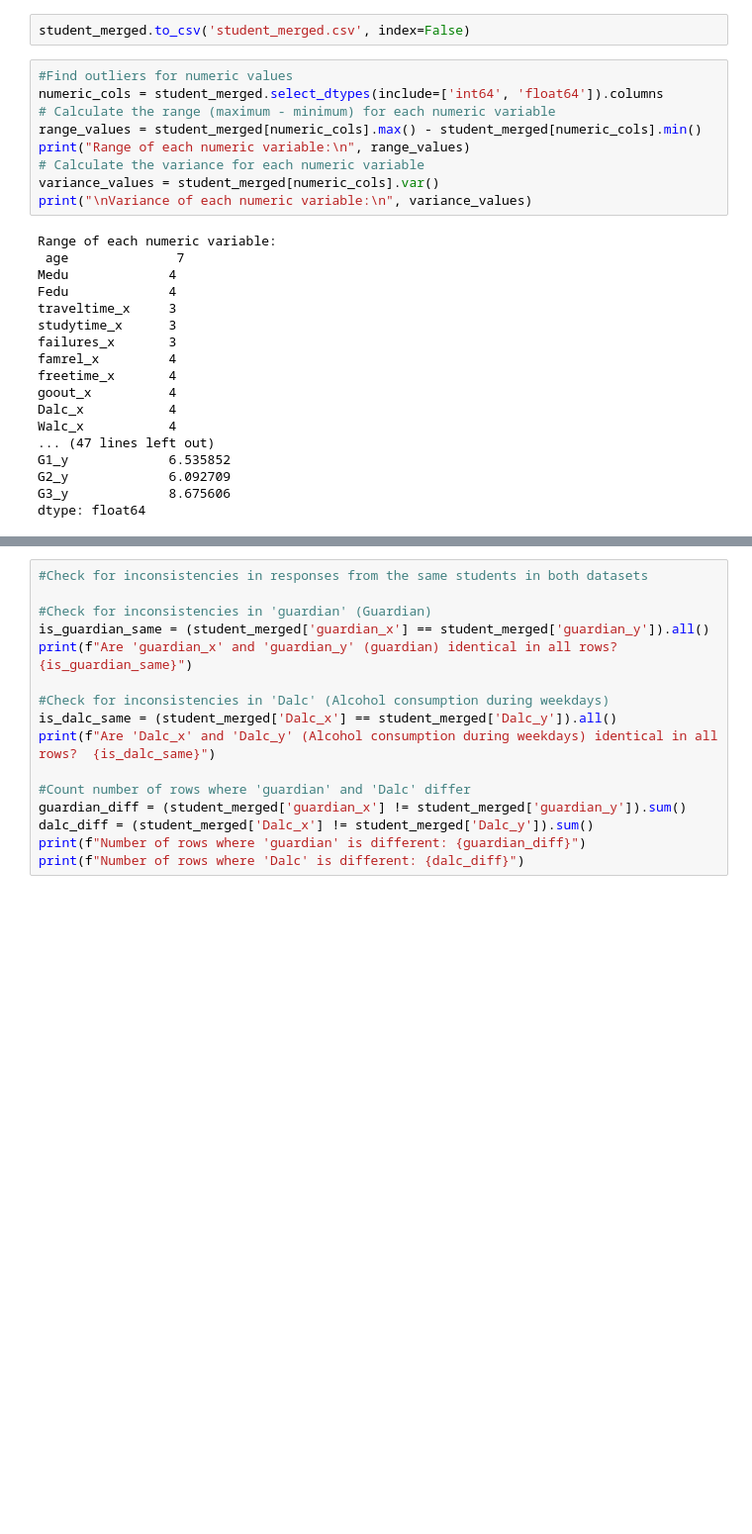
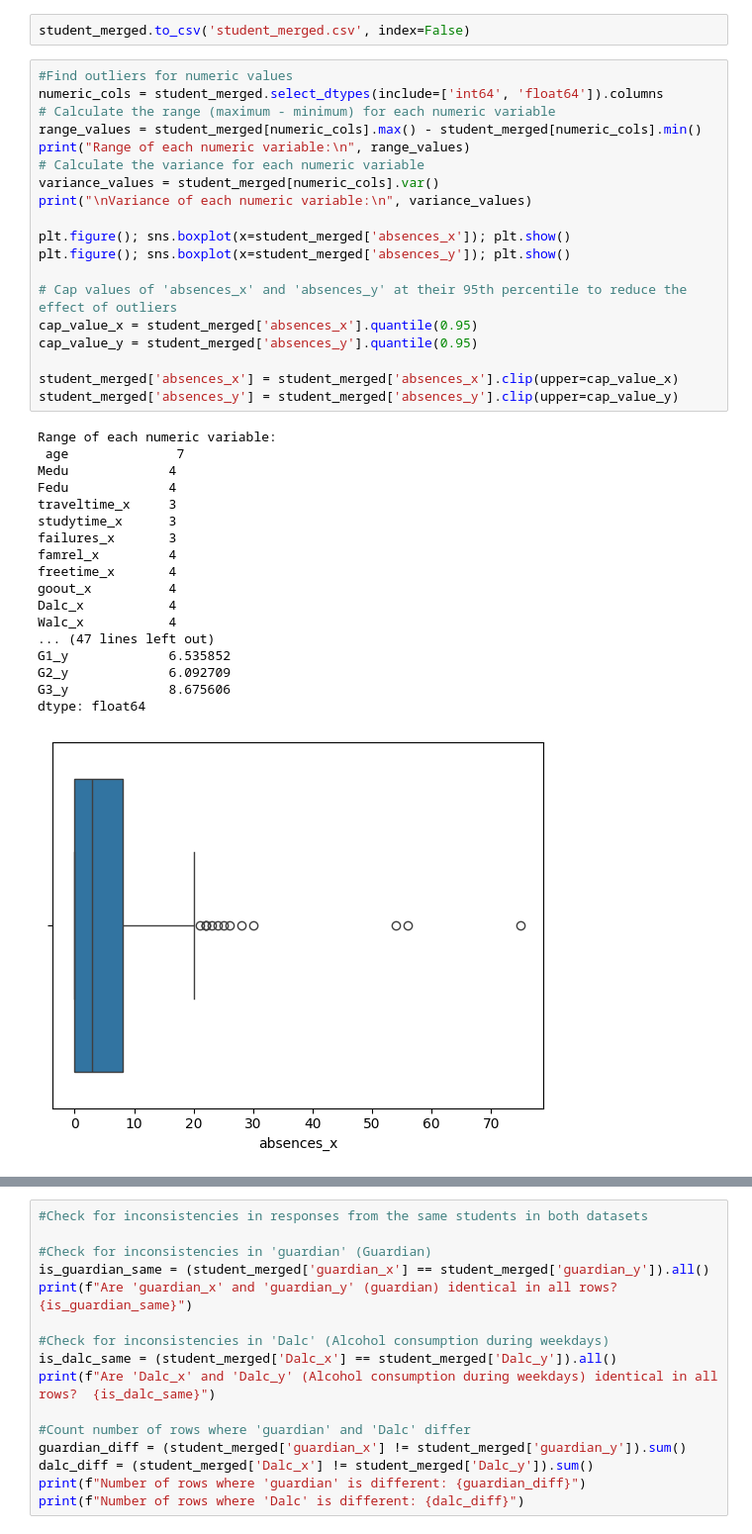
Before and after one commit to marias-25/Project, a Jupyter notebook: Data/EDA.ipynb, the cells around one changed output, grey strips where cells are left out. Shown at 99% size. Cells and saved outputs as stored; diff of their text form; blank space fills up the shorter version.

```diff
--- a/Data/EDA.ipynb
+++ b/Data/EDA.ipynb
@@ -94,27 +94,38 @@ student_merged.to_csv('student_merged.csv', index=False)
 # %%
 #Find outliers for numeric values
 numeric_cols = student_merged.select_dtypes(include=['int64', 'float64']).columns
 # Calculate the range (maximum - minimum) for each numeric variable
 range_values = student_merged[numeric_cols].max() - student_merged[numeric_cols].min()
 print("Range of each numeric variable:\n", range_values)
 # Calculate the variance for each numeric variable
 variance_values = student_merged[numeric_cols].var()
 print("\nVariance of each numeric variable:\n", variance_values)
+
+plt.figure(); sns.boxplot(x=student_merged['absences_x']); plt.show()
+plt.figure(); sns.boxplot(x=student_merged['absences_y']); plt.show()
+
+# Cap values of 'absences_x' and 'absences_y' at their 95th percentile to reduce the effect of outliers
+cap_value_x = student_merged['absences_x'].quantile(0.95)
+cap_value_y = student_merged['absences_y'].quantile(0.95)
+
+student_merged['absences_x'] = student_merged['absences_x'].clip(upper=cap_value_x)
+student_merged['absences_y'] = student_merged['absences_y'].clip(upper=cap_value_y)
 # %% [output]
 Range of each numeric variable:
  age              7
 Medu             4
 Fedu             4
 traveltime_x     3
 studytime_x      3
 failures_x       3
 famrel_x         4
 freetime_x       4
 goout_x          4
 Dalc_x           4
 Walc_x           4
 ... (47 lines left out)
 G1_y             6.535852
 G2_y             6.092709
 G3_y             8.675606
 dtype: float64
+[figure, added]
```
Also changed, not shown: parts of 1 cell of this notebook.
